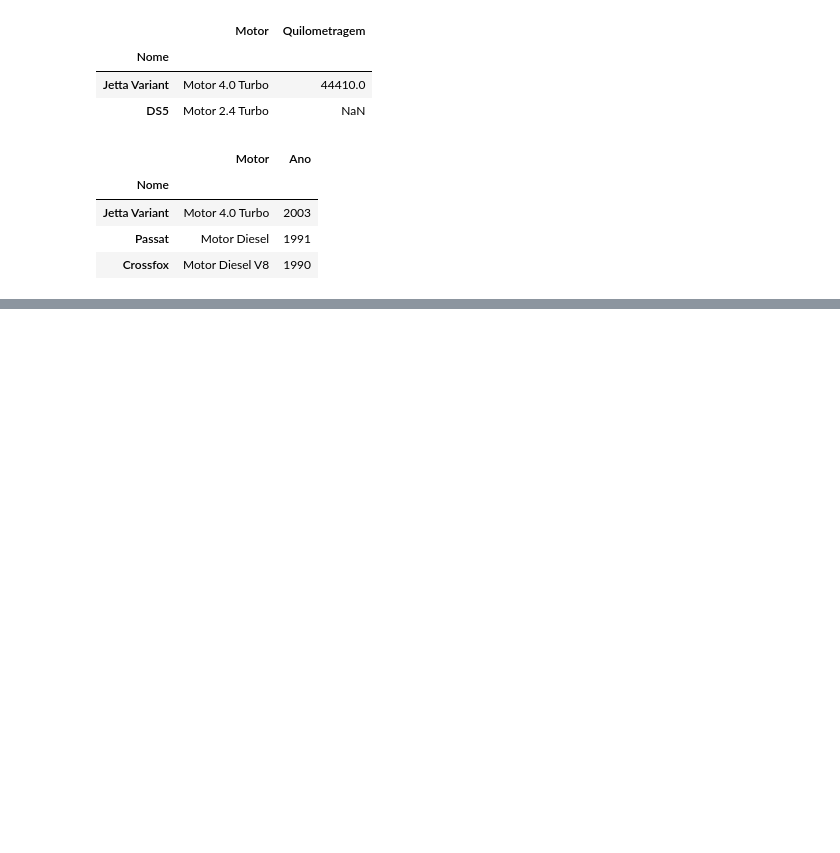
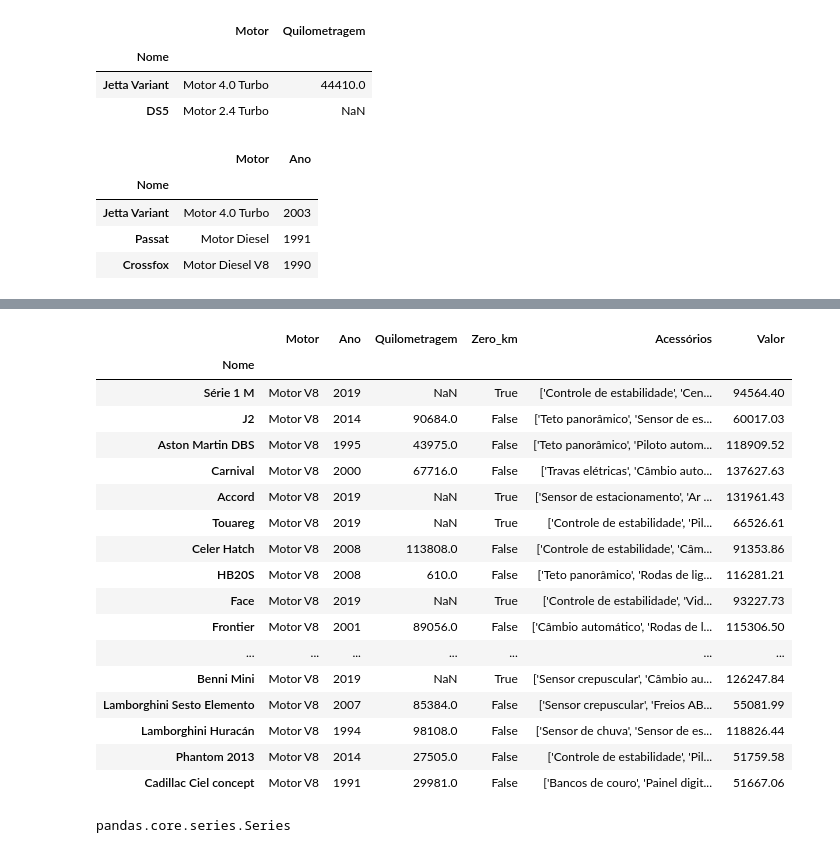
Before and after one commit to GustavoSFaria/PublicScripts, a Jupyter notebook: Aula_Pandas_LIT.ipynb, the cells around one changed output, grey strips where cells are left out. Saved outputs shown, nothing was run; the diff lists cells and outputs as text; code cells hidden in the pictures; blank space fills up the shorter version.

```diff
--- a/Aula_Pandas_LIT.ipynb
+++ b/Aula_Pandas_LIT.ipynb
@@ -354,0 +397,26 @@ dataset.iloc[:,[0,1,2]]
+# %%
+filtro = dataset.Motor == 'Motor V8'
+dataset[filtro]
+# %% [output]
+|  | Motor | Ano | Quilometragem | Zero_km | Acessórios | Valor |
+| Nome |  |  |  |  |  |  |
+| Série 1 M | Motor V8 | 2019 | NaN | True | ['Controle de estabilidade', 'Cen... | 94564.40 |
+| J2 | Motor V8 | 2014 | 90684.0 | False | ['Teto panorâmico', 'Sensor de es... | 60017.03 |
+| Aston Martin DBS | Motor V8 | 1995 | 43975.0 | False | ['Teto panorâmico', 'Piloto autom... | 118909.52 |
+| Carnival | Motor V8 | 2000 | 67716.0 | False | ['Travas elétricas', 'Câmbio auto... | 137627.63 |
+| Accord | Motor V8 | 2019 | NaN | True | ['Sensor de estacionamento', 'Ar ... | 131961.43 |
+| Touareg | Motor V8 | 2019 | NaN | True | ['Controle de estabilidade', 'Pil... | 66526.61 |
+| Celer Hatch | Motor V8 | 2008 | 113808.0 | False | ['Controle de estabilidade', 'Câm... | 91353.86 |
+| HB20S | Motor V8 | 2008 | 610.0 | False | ['Teto panorâmico', 'Rodas de lig... | 116281.21 |
+| Face | Motor V8 | 2019 | NaN | True | ['Controle de estabilidade', 'Vid... | 93227.73 |
+| Frontier | Motor V8 | 2001 | 89056.0 | False | ['Câmbio automático', 'Rodas de l... | 115306.50 |
+| ... | ... | ... | ... | ... | ... | ... |
+| Benni Mini | Motor V8 | 2019 | NaN | True | ['Sensor crepuscular', 'Câmbio au... | 126247.84 |
+| Lamborghini Sesto Elemento | Motor V8 | 2007 | 85384.0 | False | ['Sensor crepuscular', 'Freios AB... | 55081.99 |
+| Lamborghini Huracán | Motor V8 | 1994 | 98108.0 | False | ['Sensor de chuva', 'Sensor de es... | 118826.44 |
+| Phantom 2013 | Motor V8 | 2014 | 27505.0 | False | ['Controle de estabilidade', 'Pil... | 51759.58 |
+| Cadillac Ciel concept | Motor V8 | 1991 | 29981.0 | False | ['Bancos de couro', 'Painel digit... | 51667.06 |
+# %%
+type(filtro)
+# %% [output]
+pandas.core.series.Series
```
Also changed, not shown: parts of 17 cells of this notebook.
